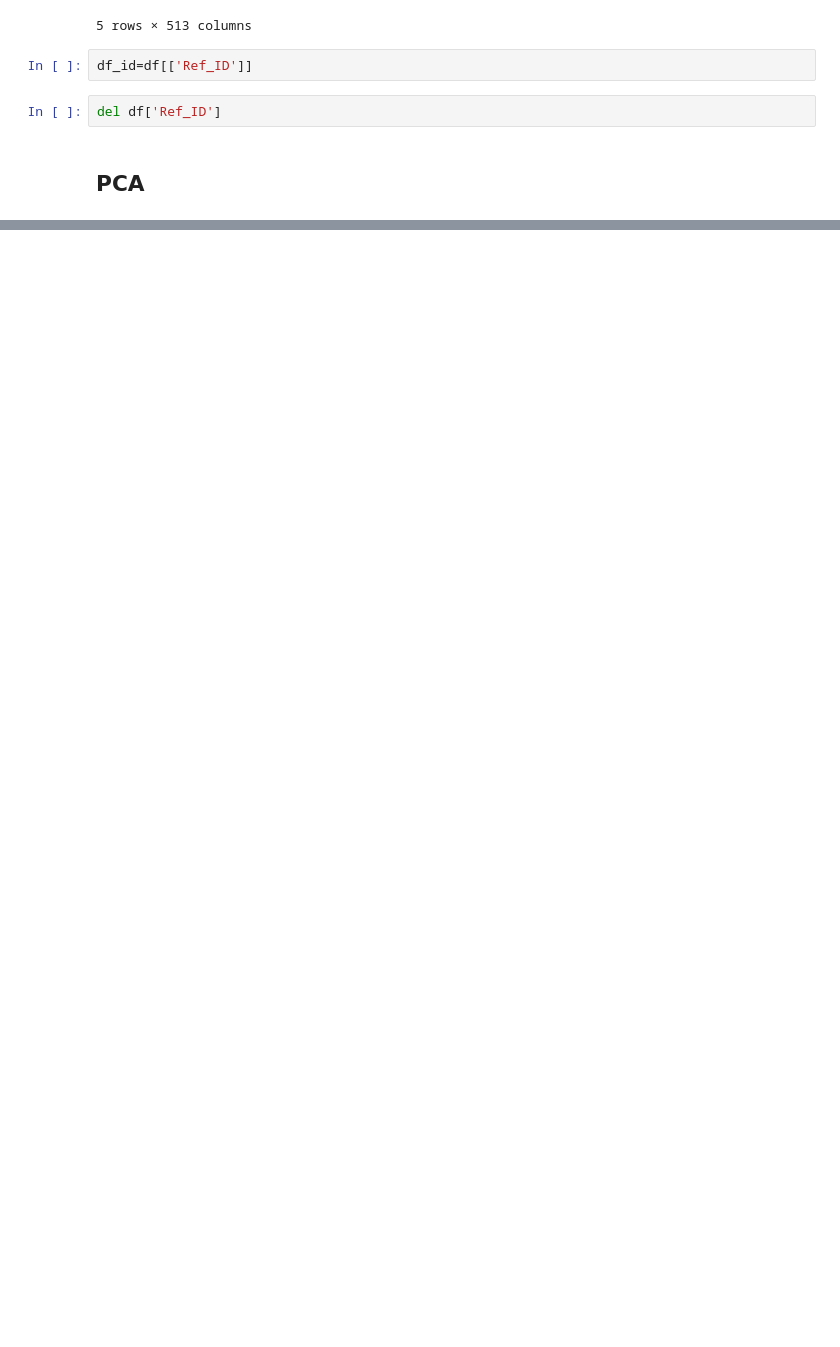
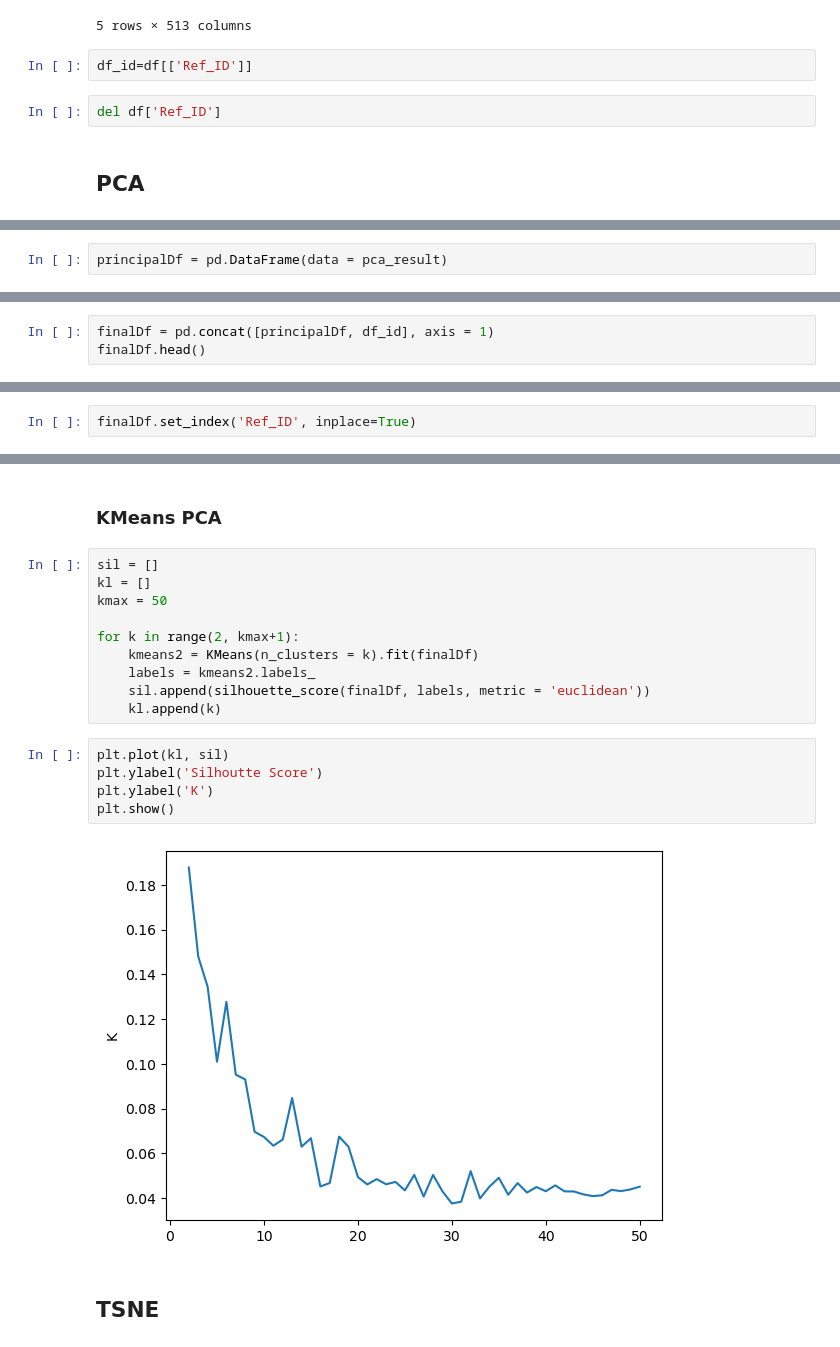
Before and after one commit to pablolmos7619/TFM_Wikiart, a Jupyter notebook: 3.TFM_TSNE_KMEANS.ipynb, the cells around one changed output, grey strips where cells are left out. Drawn from its saved outputs; the diff is of its cells as text; blank space fills up the shorter version.

```diff
--- a/3.TFM_TSNE_KMEANS.ipynb
+++ b/3.TFM_TSNE_KMEANS.ipynb
@@ -37,0 +79,2 @@ ValueError: n_components=511 must be between 0 and min(n_samples, n_features)=40
+# %%
+principalDf = pd.DataFrame(data = pca_result)
@@ -37,0 +91,3 @@ ValueError: n_components=511 must be between 0 and min(n_samples, n_features)=40
+# %%
+finalDf = pd.concat([principalDf, df_id], axis = 1)
+finalDf.head()
@@ -37,0 +102,2 @@ ValueError: n_components=511 must be between 0 and min(n_samples, n_features)=40
+# %%
+finalDf.set_index('Ref_ID', inplace=True)
@@ -37,0 +115,21 @@ ValueError: n_components=511 must be between 0 and min(n_samples, n_features)=40
+# %% [markdown]
+### KMeans PCA
+# %%
+sil = []
+kl = []
+kmax = 50
+
+for k in range(2, kmax+1):
+    kmeans2 = KMeans(n_clusters = k).fit(finalDf)
+    labels = kmeans2.labels_
+    sil.append(silhouette_score(finalDf, labels, metric = 'euclidean'))
+    kl.append(k)
+# %%
+plt.plot(kl, sil)
+plt.ylabel('Silhoutte Score')
+plt.ylabel('K')
+plt.show()
+# %% [output]
+[figure, added]
+# %% [markdown]
+## TSNE
```
Also changed, not shown: parts of 29 cells of this notebook.
